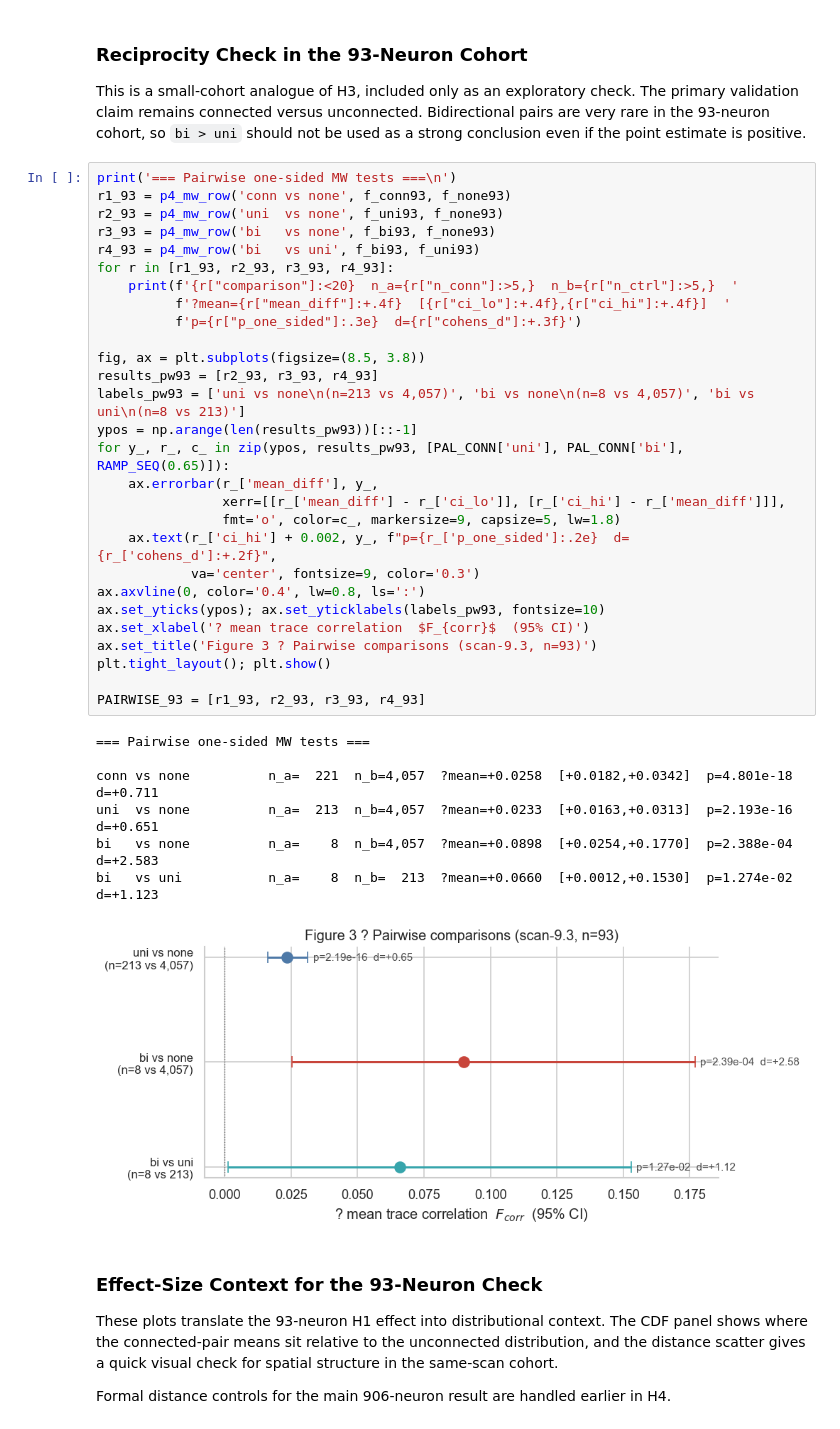
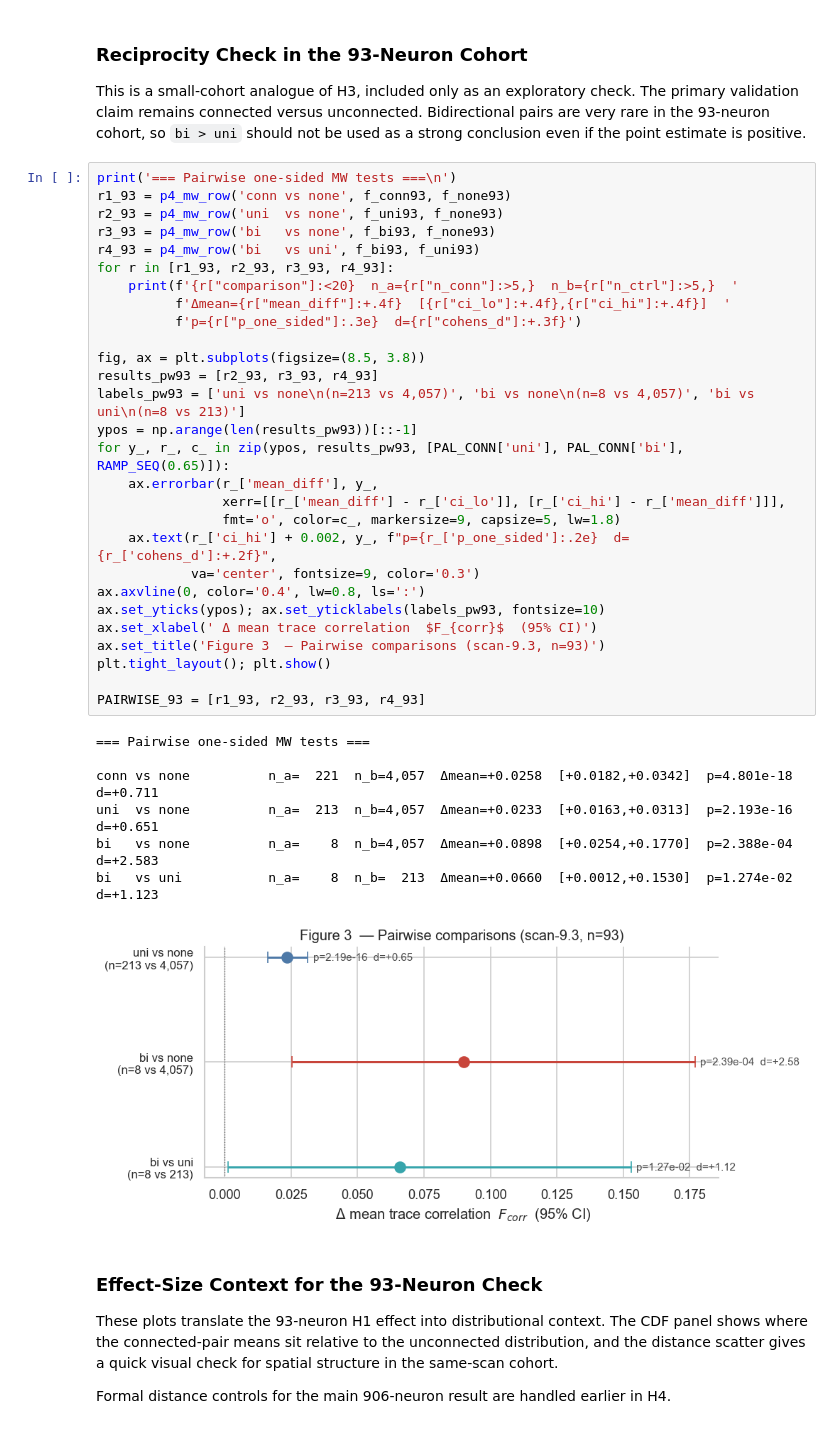
Before and after one commit to BCRLeo/Neuro, a Jupyter notebook: FINAL.ipynb, the cells around one changed output. Drawn from its saved outputs; the diff is of its cells as text.

```diff
--- a/FINAL.ipynb
+++ b/FINAL.ipynb
@@ -2502,39 +2438,39 @@ This is a small-cohort analogue of H3, included only as an exploratory check. Th
 # %%
 print('=== Pairwise one-sided MW tests ===\n')
 r1_93 = p4_mw_row('conn vs none', f_conn93, f_none93)
 r2_93 = p4_mw_row('uni  vs none', f_uni93, f_none93)
 r3_93 = p4_mw_row('bi   vs none', f_bi93, f_none93)
 r4_93 = p4_mw_row('bi   vs uni', f_bi93, f_uni93)
 for r in [r1_93, r2_93, r3_93, r4_93]:
     print(f'{r["comparison"]:<20}  n_a={r["n_conn"]:>5,}  n_b={r["n_ctrl"]:>5,}  '
-          f'?mean={r["mean_diff"]:+.4f}  [{r["ci_lo"]:+.4f},{r["ci_hi"]:+.4f}]  '
+          f'Δmean={r["mean_diff"]:+.4f}  [{r["ci_lo"]:+.4f},{r["ci_hi"]:+.4f}]  '
           f'p={r["p_one_sided"]:.3e}  d={r["cohens_d"]:+.3f}')
 
 fig, ax = plt.subplots(figsize=(8.5, 3.8))
 results_pw93 = [r2_93, r3_93, r4_93]
 labels_pw93 = ['uni vs none\n(n=213 vs 4,057)', 'bi vs none\n(n=8 vs 4,057)', 'bi vs uni\n(n=8 vs 213)']
 ypos = np.arange(len(results_pw93))[::-1]
 for y_, r_, c_ in zip(ypos, results_pw93, [PAL_CONN['uni'], PAL_CONN['bi'], RAMP_SEQ(0.65)]):
     ax.errorbar(r_['mean_diff'], y_,
                 xerr=[[r_['mean_diff'] - r_['ci_lo']], [r_['ci_hi'] - r_['mean_diff']]],
                 fmt='o', color=c_, markersize=9, capsize=5, lw=1.8)
     ax.text(r_['ci_hi'] + 0.002, y_, f"p={r_['p_one_sided']:.2e}  d={r_['cohens_d']:+.2f}",
             va='center', fontsize=9, color='0.3')
 ax.axvline(0, color='0.4', lw=0.8, ls=':')
 ax.set_yticks(ypos); ax.set_yticklabels(labels_pw93, fontsize=10)
-ax.set_xlabel('? mean trace correlation  $F_{corr}$  (95% CI)')
-ax.set_title('Figure 3 ? Pairwise comparisons (scan-9.3, n=93)')
+ax.set_xlabel(' Δ mean trace correlation  $F_{corr}$  (95% CI)')
+ax.set_title('Figure 3  — Pairwise comparisons (scan-9.3, n=93)')
 plt.tight_layout(); plt.show()
 
 PAIRWISE_93 = [r1_93, r2_93, r3_93, r4_93]
 # %% [output]
 === Pairwise one-sided MW tests ===
 
-conn vs none          n_a=  221  n_b=4,057  ?mean=+0.0258  [+0.0182,+0.0342]  p=4.801e-18  d=+0.711
-uni  vs none          n_a=  213  n_b=4,057  ?mean=+0.0233  [+0.0163,+0.0313]  p=2.193e-16  d=+0.651
-bi   vs none          n_a=    8  n_b=4,057  ?mean=+0.0898  [+0.0254,+0.1770]  p=2.388e-04  d=+2.583
-bi   vs uni           n_a=    8  n_b=  213  ?mean=+0.0660  [+0.0012,+0.1530]  p=1.274e-02  d=+1.123
+conn vs none          n_a=  221  n_b=4,057  Δmean=+0.0258  [+0.0182,+0.0342]  p=4.801e-18  d=+0.711
+uni  vs none          n_a=  213  n_b=4,057  Δmean=+0.0233  [+0.0163,+0.0313]  p=2.193e-16  d=+0.651
+bi   vs none          n_a=    8  n_b=4,057  Δmean=+0.0898  [+0.0254,+0.1770]  p=2.388e-04  d=+2.583
+bi   vs uni           n_a=    8  n_b=  213  Δmean=+0.0660  [+0.0012,+0.1530]  p=1.274e-02  d=+1.123
-[figure, old version]
+[figure, new version]
 # %% [markdown]
 ### Effect-Size Context for the 93-Neuron Check
 
```
Also changed, not shown: parts of 17 cells of this notebook, 1 other file.
